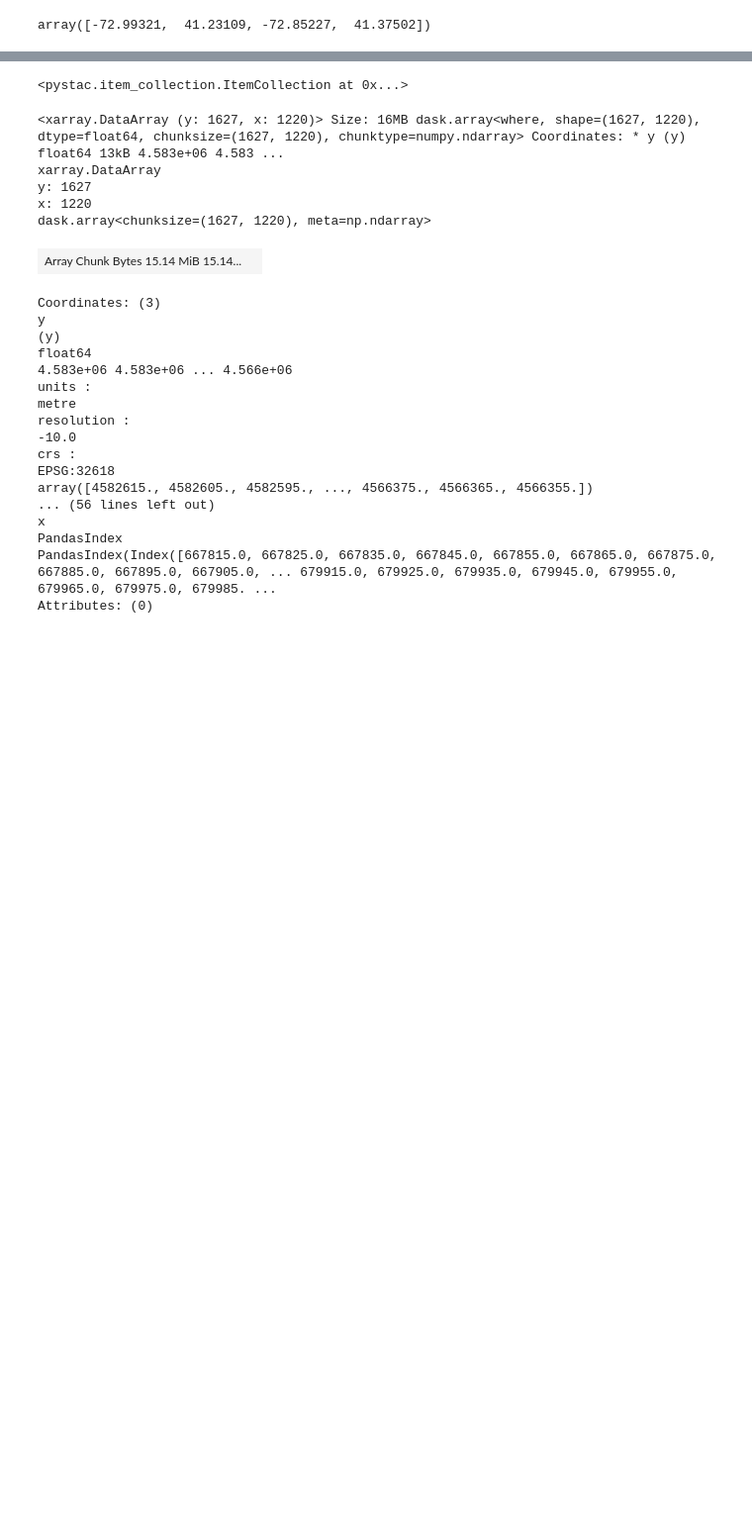
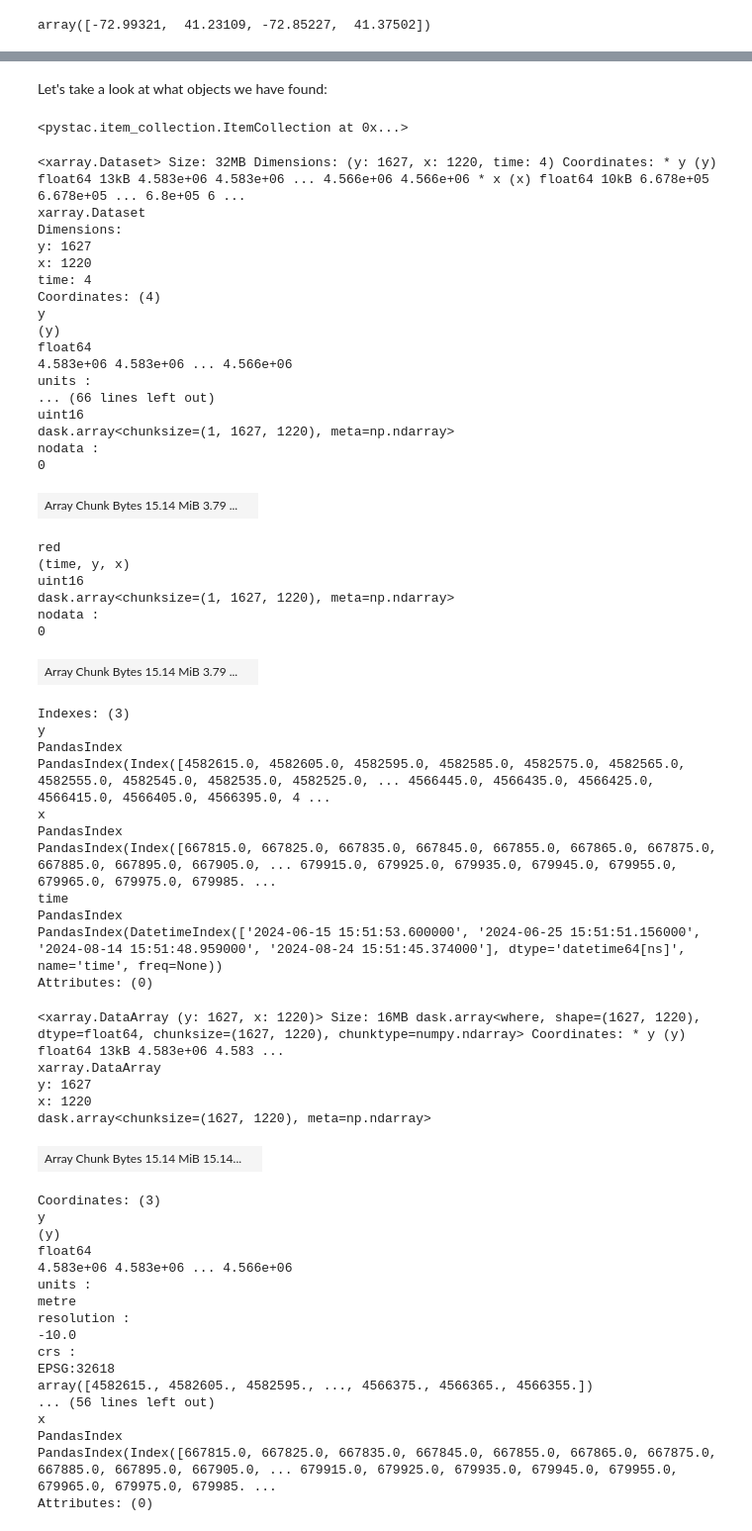
Before and after one commit to espm-157/website, a Jupyter notebook: reading/spatial-3.ipynb, the cells around one changed output, grey strips where cells are left out. Shown at 99% size. Drawn from its saved outputs; the diff is of its cells as text; code cells hidden in the pictures; blank space fills up the shorter version.

```diff
--- a/reading/spatial-3.ipynb
+++ b/reading/spatial-3.ipynb
@@ -35,6 +43,8 @@ items = (
     query={"eo:cloud_cover": {"lt": 20}}).
   item_collection()
 )
+# %% [markdown]
+Let's take a look at what objects we have found:
 # %%
 items
 # %% [output]
@@ -46,6 +58,45 @@ data = odc.stac.load(
     bbox=box,
     chunks = {}
 )
+# %%
+data
+# %% [output]
+<xarray.Dataset> Size: 32MB Dimensions: (y: 1627, x: 1220, time: 4) Coordinates: * y (y) float64 13kB 4.583e+06 4.583e+06 ... 4.566e+06 4.566e+06 * x (x) float64 10kB 6.678e+05 6.678e+05 ... 6.8e+05 6 ...
+xarray.Dataset
+Dimensions:
+y: 1627
+x: 1220
+time: 4
+Coordinates: (4)
+y
+(y)
+float64
+4.583e+06 4.583e+06 ... 4.566e+06
+units :
+... (66 lines left out)
+uint16
+dask.array<chunksize=(1, 1627, 1220), meta=np.ndarray>
+nodata :
+0
+| Array Chunk Bytes 15.14 MiB 3.79 ... |  |
+red
+(time, y, x)
+uint16
+dask.array<chunksize=(1, 1627, 1220), meta=np.ndarray>
+nodata :
+0
+| Array Chunk Bytes 15.14 MiB 3.79 ... |  |
+Indexes: (3)
+y
+PandasIndex
+PandasIndex(Index([4582615.0, 4582605.0, 4582595.0, 4582585.0, 4582575.0, 4582565.0, 4582555.0, 4582545.0, 4582535.0, 4582525.0, ... 4566445.0, 4566435.0, 4566425.0, 4566415.0, 4566405.0, 4566395.0, 4 ...
+x
+PandasIndex
+PandasIndex(Index([667815.0, 667825.0, 667835.0, 667845.0, 667855.0, 667865.0, 667875.0, 667885.0, 667895.0, 667905.0, ... 679915.0, 679925.0, 679935.0, 679945.0, 679955.0, 679965.0, 679975.0, 679985. ...
+time
+PandasIndex
+PandasIndex(DatetimeIndex(['2024-06-15 15:51:53.600000', '2024-06-25 15:51:51.156000', '2024-08-14 15:51:48.959000', '2024-08-24 15:51:45.374000'], dtype='datetime64[ns]', name='time', freq=None))
+Attributes: (0)
 # %%
 ndvi = (
     ((data.nir08 - data.red) / (data.red + data.nir08))
```
Also changed, not shown: parts of 15 cells of this notebook, 2 other files.
